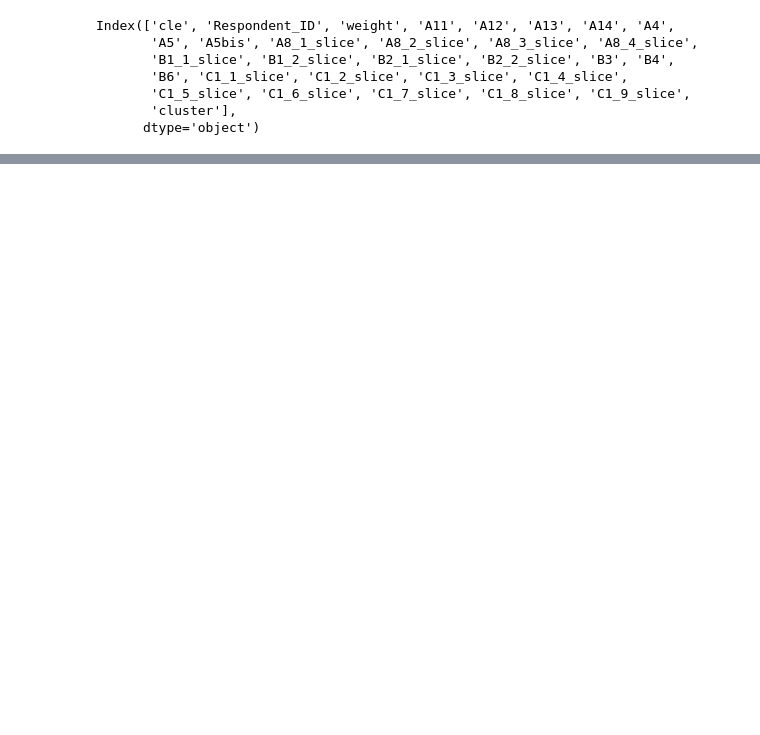
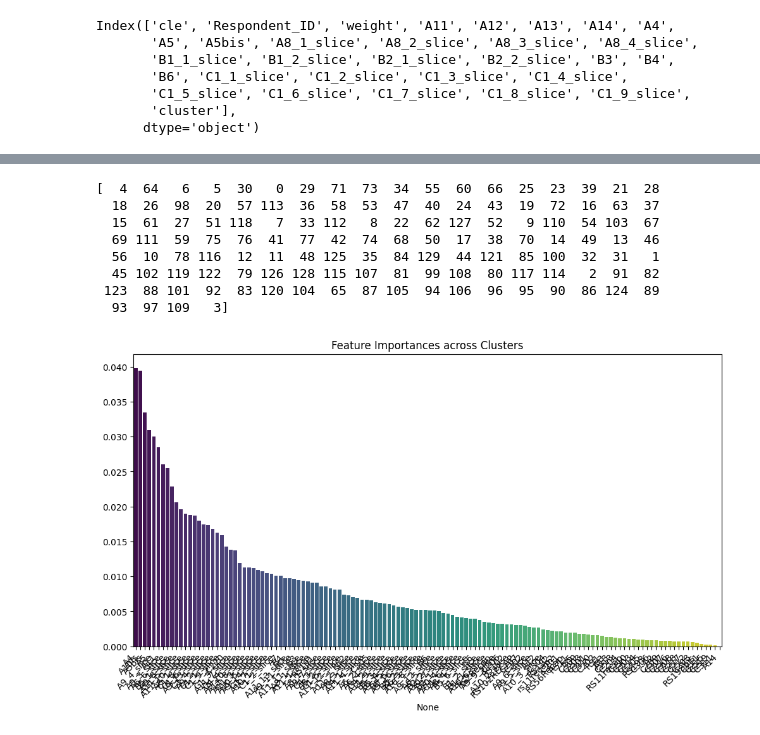
Before and after one commit to Coartix/Kantar, a Jupyter notebook: Observation_param.ipynb, the cells around one changed output, grey strips where cells are left out. Drawn from its saved outputs; the diff is of its cells as text; code cells hidden in the pictures; blank space fills up the shorter version.

Commit message:
Sort feature by importance

```diff
--- a/Observation_param.ipynb
+++ b/Observation_param.ipynb
@@ -596,0 +615,22 @@ plt.show()
+# %%
+# sort features by importance
+sorted_indices = np.argsort(feature_importances)[::-1]
+print(sorted_indices)
+
+
+# Visualize feature importances
+plt.figure(figsize=(12, 6))
+sns.barplot(x=data.columns[sorted_indices], y=feature_importances[sorted_indices], palette='viridis')
+plt.title('Feature Importances across Clusters')
+plt.xticks(rotation=45, ha='right')
+plt.show()
+# %% [output]
+[  4  64   6   5  30   0  29  71  73  34  55  60  66  25  23  39  21  28
+  18  26  98  20  57 113  36  58  53  47  40  24  43  19  72  16  63  37
+  15  61  27  51 118   7  33 112   8  22  62 127  52   9 110  54 103  67
+  69 111  59  75  76  41  77  42  74  68  50  17  38  70  14  49  13  46
+  56  10  78 116  12  11  48 125  35  84 129  44 121  85 100  32  31   1
+  45 102 119 122  79 126 128 115 107  81  99 108  80 117 114   2  91  82
+ 123  88 101  92  83 120 104  65  87 105  94 106  96  95  90  86 124  89
+  93  97 109   3]
+[figure, added]
```
Also changed, not shown: parts of 26 cells of this notebook.
